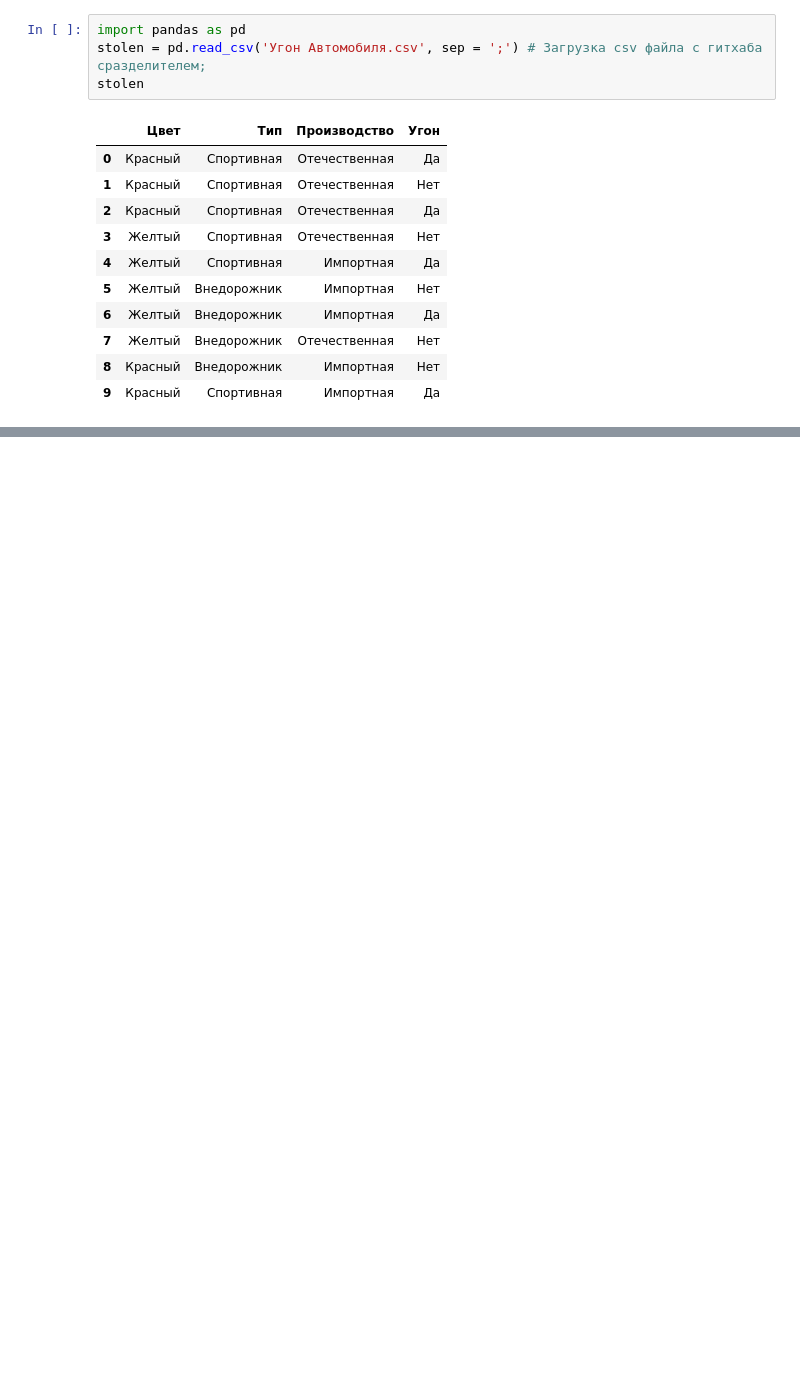
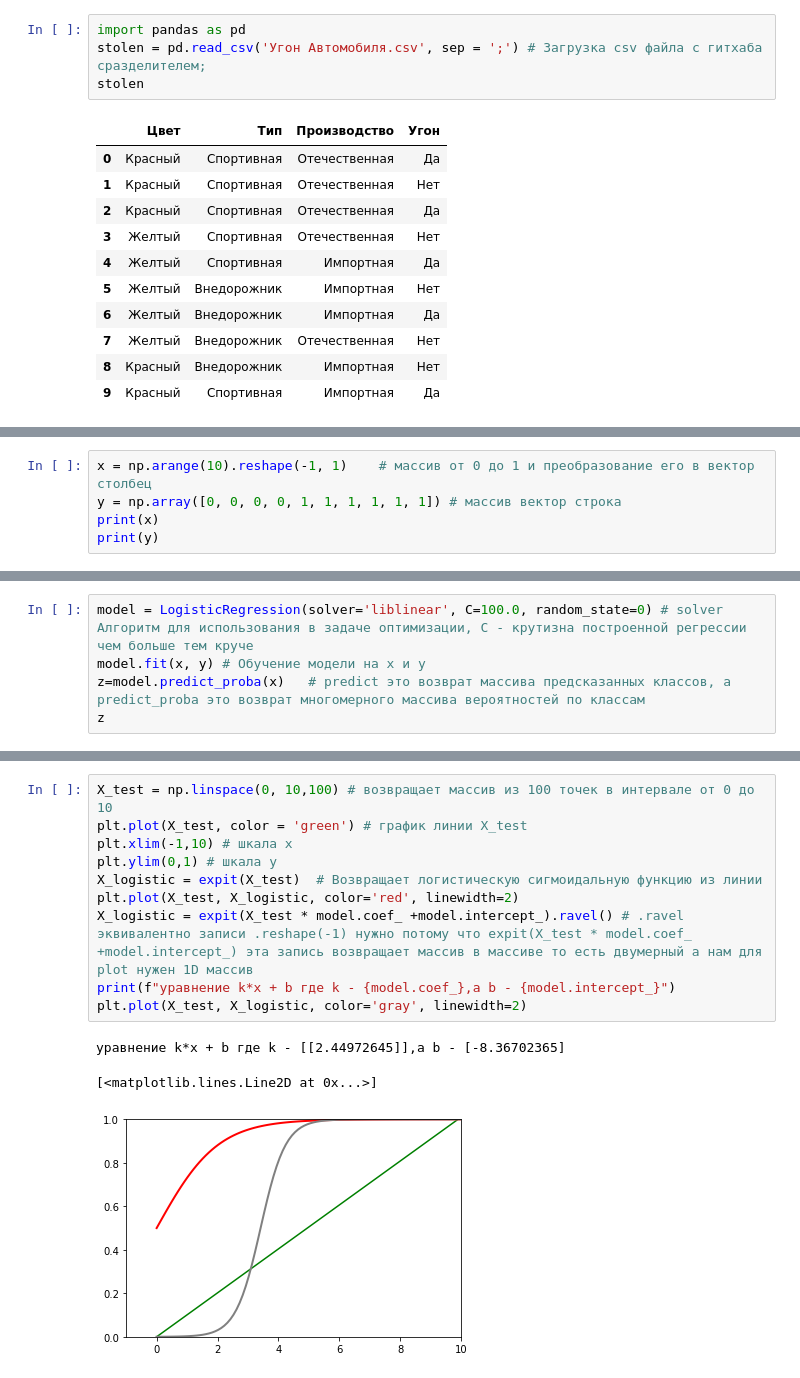
Before and after one commit to Genia163/AI-system, a Jupyter notebook: Naive Bayes.ipynb, the cells around one changed output, grey strips where cells are left out. Cells and saved outputs as stored; diff of their text form; blank space fills up the shorter version.

```diff
--- a/Naive Bayes.ipynb
+++ b/Naive Bayes.ipynb
@@ -56,0 +94,5 @@ FileNotFoundError: [Errno 2] No such file or directory: 'trainset1.xls'
+# %%
+x = np.arange(10).reshape(-1, 1)    # массив от 0 до 1 и преобразование его в вектор столбец
+y = np.array([0, 0, 0, 0, 1, 1, 1, 1, 1, 1]) # массив вектор строка
+print(x)
+print(y)
@@ -56,0 +111,5 @@ FileNotFoundError: [Errno 2] No such file or directory: 'trainset1.xls'
+# %%
+model = LogisticRegression(solver='liblinear', C=100.0, random_state=0) # solver Алгоритм для использования в задаче оптимизации, C - крутизна построенной регрессии чем больше тем круче
+model.fit(x, y) # Обучение модели на х и у
+z=model.predict_proba(x)   # predict это возврат массива предсказанных классов, а predict_proba это возврат многомерного массива вероятностей по классам
+z
@@ -56,0 +127,14 @@ FileNotFoundError: [Errno 2] No such file or directory: 'trainset1.xls'
+# %%
+X_test = np.linspace(0, 10,100) # возвращает массив из 100 точек в интервале от 0 до 10
+plt.plot(X_test, color = 'green') # график линии X_test
+plt.xlim(-1,10) # шкала x
+plt.ylim(0,1) # шкала у
+X_logistic = expit(X_test)  # Возвращает логистическую сигмоидальную функцию из линии
+plt.plot(X_test, X_logistic, color='red', linewidth=2)
+X_logistic = expit(X_test * model.coef_ +model.intercept_).ravel() # .ravel эквивалентно записи .reshape(-1) нужно потому что expit(X_test * model.coef_ +model.intercept_) эта запись возвращает массив в массиве то есть двумерный а нам для plot нужен 1D массив
+print(f"уравнение k*x + b где k - {model.coef_},a b - {model.intercept_}")
+plt.plot(X_test, X_logistic, color='gray', linewidth=2)
+# %% [output]
+уравнение k*x + b где k - [[2.44972645]],a b - [-8.36702365]
+[<matplotlib.lines.Line2D at 0x...>]
+[figure, added]
```
Also changed, not shown: parts of 16 cells of this notebook, 1 other file.
